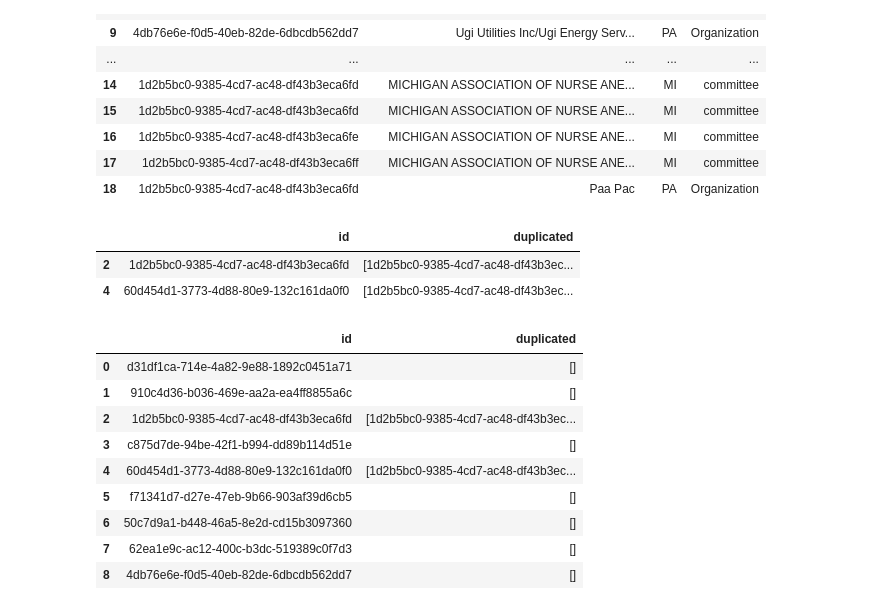
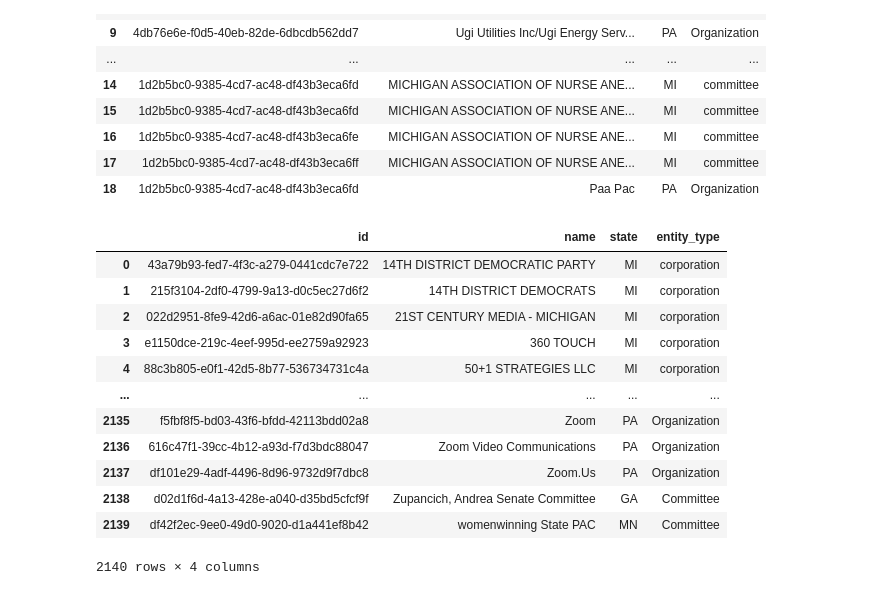
Before and after one commit to uchicago-dsi/climate-cabinet-campaign-finance-tracker, a Jupyter notebook: notebooks/Test.ipynb, the cells around one changed output. Saved outputs shown, nothing was run; the diff lists cells and outputs as text; code cells hidden in the pictures.

```diff
--- a/notebooks/Test.ipynb
+++ b/notebooks/Test.ipynb
@@ -137,3 +127,7 @@ str
+# %%
+import pandas as pd
+orgs_sample = pd.read_csv("../output/complete_organizations_table.csv",index_col=0).sample(10000)
+inds_sample = pd.read_csv("../output/complete_individuals_table.csv",index_col=0, low_memory=False).sample(10000)
 # %%
 data = {'id':['50c7d9a1-b448-46a5-8e2d-cd15b3097360','50c7d9a1-b448-46a5-8e2d-cd15b3097360','50c7d9a1-b448-46a5-8e2d-cd15b3097360',
               '62ea1e9c-ac12-400c-b3dc-519389c0f7d3','62ea1e9c-ac12-400c-b3dc-519389c0f7d3','62ea1e9c-ac12-400c-b3dc-519389c0f7d3',
@@ -185,12 +179,21 @@ def convert_duplicates_to_dict(df: pd.DataFrame)->pd.DataFrame:
         matching up to the index in the same row
 
     Returns
-        None. However it outputs a dictionary
+        None. However it outputs a dictionary to the output directory, with 2
+        columns. The first, which indicates the deduplicated UUIDs, is labeled
+        'duplicated_uuids', and the 2nd, which shows the uuids to which the
+        deduplicated entries match two, is labeled 'mapped_uuids'.
     '''
-    #for index in df.index:
+    deduped_dict = {}
+    for i in range(len(df)):
+        deduped_uudis = df.iloc[i]['duplicated']
+        for j in range(len(deduped_uudis)):
+            deduped_dict.update({deduped_uudis[j]:df.iloc[i]['id']})
 
-    #entities.to_csv(repo_root / "output" / "deduplicated_UUIDs.csv", index=False)
-    pass
+    # now convert dictionary into a csv file
+    deduped_df = pd.DataFrame.from_dict(deduped_dict,'index')
+    deduped_df = deduped_df.reset_index().rename(columns={"index":"duplicated_uuids", 0:"mapped_uuids"})
+    deduped_df.to_csv(repo_root / "output" / "deduplicated_UUIDs.csv", index=False)
 
 
 def deduplicate_perfect_matches(df: pd.DataFrame) -> pd.DataFrame:
@@ -207,7 +210,7 @@ def deduplicate_perfect_matches(df: pd.DataFrame) -> pd.DataFrame:
     new_df = df.drop_duplicates()
 
     # now find the duplicates along all columns but the ID
-    new_df=new_df.groupby(df.columns[1:].tolist())["id"].agg(list).reset_index().rename(columns={"id": "duplicated"})
+    new_df=new_df.groupby(df.columns[1:].tolist(),dropna=False)["id"].agg(list).reset_index().rename(columns={"id": "duplicated"})
     new_df.index=new_df["duplicated"].str[0].tolist()
     new_df["duplicated"]=new_df["duplicated"].str[1:]
 
@@ -218,23 +221,20 @@ def deduplicate_perfect_matches(df: pd.DataFrame) -> pd.DataFrame:
     new_df = new_df.drop(['duplicated'], axis=1)
     return new_df
 # %%
-x = deduplicate_perfect_matches(sample_df)
+x = deduplicate_perfect_matches(orgs_sample)
 #len(x.iloc[2]['duplicated'])
-x[x['duplicated'].apply(lambda x: len(x)) > 0][['id','duplicated']]
+x
 # %% [output]
-|  | id | duplicated |
-| 2 | 1d2b5bc0-9385-4cd7-ac48-df43b3eca6fd | [1d2b5bc0-9385-4cd7-ac48-df43b3ec... |
-| 4 | 60d454d1-3773-4d88-80e9-132c161da0f0 | [1d2b5bc0-9385-4cd7-ac48-df43b3ec... |
+|  | id | name | state | entity_type |
+| 0 | 43a79b93-fed7-4f3c-a279-0441cdc7e722 | 14TH DISTRICT DEMOCRATIC PARTY | MI | corporation |
+| 1 | 215f3104-2df0-4799-9a13-d0c5ec27d6f2 | 14TH DISTRICT DEMOCRATS | MI | corporation |
+| 2 | 022d2951-8fe9-42d6-a6ac-01e82d90fa65 | 21ST CENTURY MEDIA - MICHIGAN | MI | corporation |
+| 3 | e1150dce-219c-4eef-995d-ee2759a92923 | 360 TOUCH | MI | corporation |
+| 4 | 88c3b805-e0f1-42d5-8b77-536734731c4a | 50+1 STRATEGIES LLC | MI | corporation |
+| ... | ... | ... | ... | ... |
+| 2135 | f5fbf8f5-bd03-43f6-bfdd-42113bdd02a8 | Zoom | PA | Organization |
+| 2136 | 616c47f1-39cc-4b12-a93d-f7d3bdc88047 | Zoom Video Communications | PA | Organization |
+| 2137 | df101e29-4adf-4496-8d96-9732d9f7dbc8 | Zoom.Us | PA | Organization |
+| 2138 | d02d1f6d-4a13-428e-a040-d35bd5cfcf9f | Zupancich, Andrea Senate Committee | GA | Committee |
+| 2139 | df42f2ec-9ee0-49d0-9020-d1a441ef8b42 | womenwinning State PAC | MN | Committee |
+2140 rows × 4 columns
-# %%
-x[['id','duplicated']]
-# %% [output]
-|  | id | duplicated |
-| 0 | d31df1ca-714e-4a82-9e88-1892c0451a71 | [] |
-| 1 | 910c4d36-b036-469e-aa2a-ea4ff8855a6c | [] |
-| 2 | 1d2b5bc0-9385-4cd7-ac48-df43b3eca6fd | [1d2b5bc0-9385-4cd7-ac48-df43b3ec... |
-| 3 | c875d7de-94be-42f1-b994-dd89b114d51e | [] |
-| 4 | 60d454d1-3773-4d88-80e9-132c161da0f0 | [1d2b5bc0-9385-4cd7-ac48-df43b3ec... |
-| 5 | f71341d7-d27e-47eb-9b66-903af39d6cb5 | [] |
-| 6 | 50c7d9a1-b448-46a5-8e2d-cd15b3097360 | [] |
-| 7 | 62ea1e9c-ac12-400c-b3dc-519389c0f7d3 | [] |
-| 8 | 4db76e6e-f0d5-40eb-82de-6dbcdb562dd7 | [] |
```
Also changed, not shown: parts of 12 cells of this notebook.
